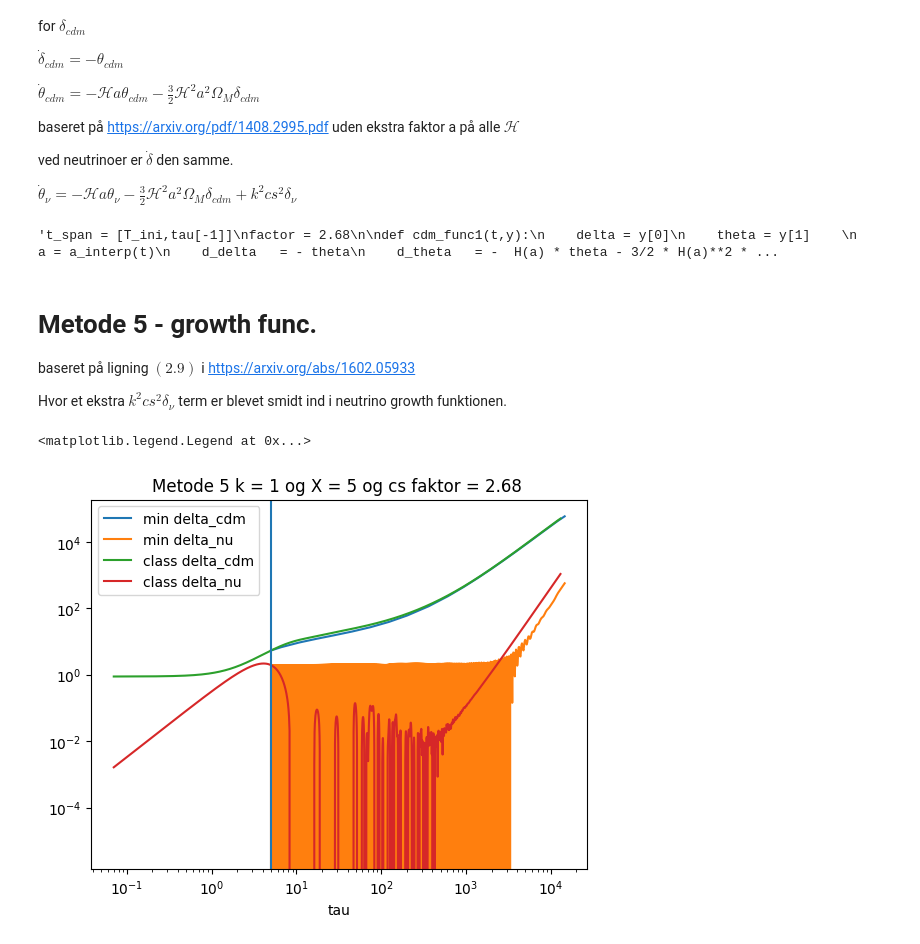
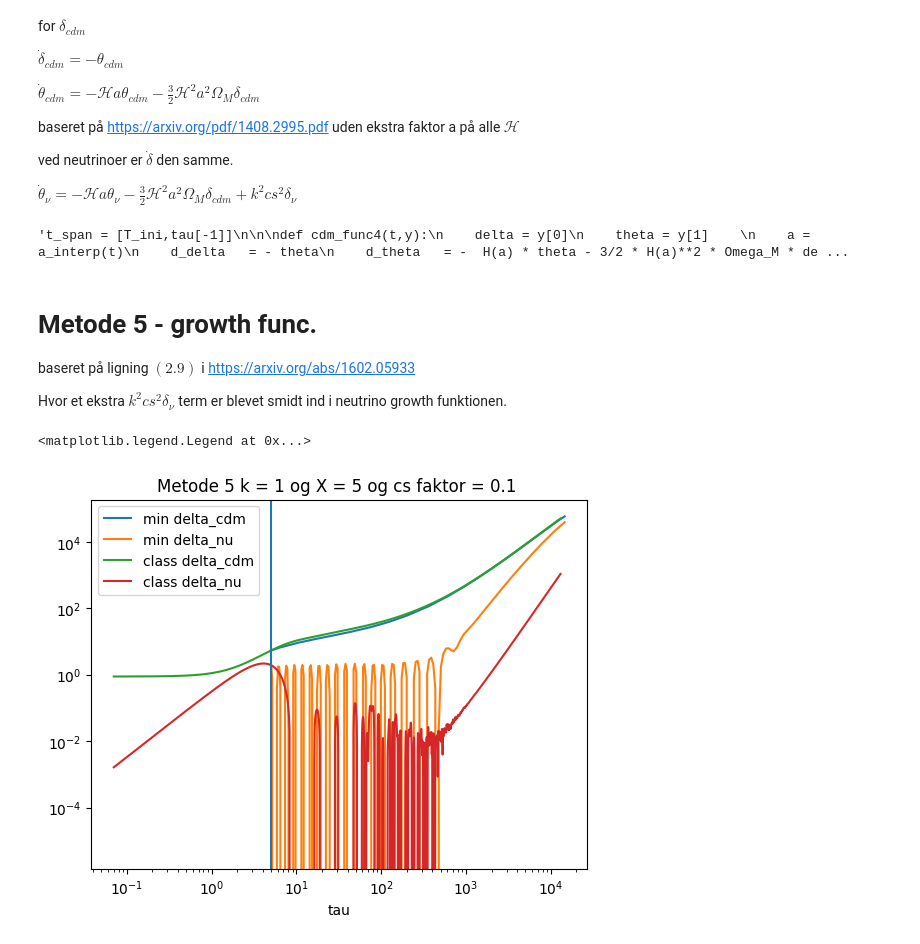
Before and after one commit to eriksteenberg/Power-spectrum-Test, a Jupyter notebook: CDm med cs fremvisning af forskellige metoder.ipynb, the cells around one changed output. Saved outputs shown, nothing was run; the diff lists cells and outputs as text; code cells hidden in the pictures.

```diff
--- a/CDm med cs fremvisning af forskellige metoder.ipynb
+++ b/CDm med cs fremvisning af forskellige metoder.ipynb
@@ -128,7 +130,7 @@ ved neutrinoer er $\dot{\delta}$ den samme.
 $\dot{\theta}_{\nu}   =  -\mathcal{H}a\theta_{\nu} - \frac{3}{2}\frac{H_0 ^2 \Omega_M}{a} \delta_{cdm} + k^2  cs^2 \delta_{\nu}$
 # %%
 t_span = [T_ini,tau[-1]]
-factor = 2.68
+
 
 def cdm_func1(t,y):
     delta = y[0]
@@ -197,7 +199,7 @@ ved neutrinoer er $\dot{\delta}$ den samme.
 $\dot{\theta}_{\nu}   =  -\mathcal{H}a\theta_{\nu} - \frac{3}{2}\mathcal{H}^2a^2 \Omega_M \delta_{cdm} + k^2  cs^2 \delta_{\nu}$
 # %%
 t_span = [T_ini,tau[-1]]
-factor = 2.68
+
 
 def cdm_func2(t,y):
     delta = y[0]
@@ -266,7 +268,6 @@ ved neutrinoer er $\dot{\delta}$ den samme.
 $\dot{\theta}_{\nu}   =  -\mathcal{H}a\theta_{\nu} - \frac{3}{2}\mathcal{H}^2a^2 \Omega_M \delta_{cdm} + k^2  cs^2 \delta_{\nu}$
 # %%
 t_span = [T_ini,tau[-1]]
-factor = 2.68
 
 def cdm_func3(t,y):
     delta = y[0]
@@ -336,9 +337,9 @@ ved neutrinoer er $\dot{\delta}$ den samme.
 $\dot{\theta}_{\nu}   =  -\mathcal{H}a\theta_{\nu} - \frac{3}{2}\mathcal{H}^2a^2 \Omega_M \delta_{cdm} + k^2  cs^2 \delta_{\nu}$
 # %%
 """t_span = [T_ini,tau[-1]]
-factor = 2.68
 
-def cdm_func1(t,y):
+
+def cdm_func4(t,y):
     delta = y[0]
     theta = y[1]
     a = a_interp(t)
@@ -346,46 +347,46 @@ def cdm_func1(t,y):
     d_theta   = -  H(a) * theta - 3/2 * H(a)**2 * Omega_M * delta
     return [d_delta,d_theta]
 
-y01 = [delta_init,theta_init]
+y04 = [delta_init,theta_init]
 
-sol_cdm1 = sc.solve_ivp(cdm_func1, t_span = t_span, y0 = y01)
+sol_cdm4 = sc.solve_ivp(cdm_func4, t_span = t_span, y0 = y01)
 
-t_cdm1 = sol_cdm1.t
-delta_cdm1 = sol_cdm1.y[0]
+t_cdm4 = sol_cdm4.t
+delta_cdm4 = sol_cdm4.y[0]
 
 
-delta_cdm_interp1 = scipy.interpolate.interp1d(t_cdm1,delta_cdm1)
+delta_cdm_interp4 = scipy.interpolate.interp1d(t_cdm4,delta_cdm4)
 
 def cs(a,mv,factor):
     return factor * Tv(a) / mv
 
-def neu_func1(t,y,k,mv,factor):
+def neu_func4(t,y,k,mv,factor):
     delta = y[0]
     theta = y[1]
     a = a_interp(t)
     d_delta   = - theta
-    delta_cdm = delta_cdm_interp1(t)
+    delta_cdm = delta_cdm_interp4(t)
     d_theta   =  -  H(a) * theta - (3/2) * H(a) ** 2  * Omega_M * delta_cdm  + k ** 2 * cs(a,mv,factor) * delta
     return [d_delta,d_theta]
 
 
-y01_neutrino = [delta_neutrino_init,theta_neutrino_init]
+y04_neutrino = [delta_neutrino_init,theta_neutrino_init]
 
-sol_neu1 = sc.solve_ivp(neu_func1, t_span = t_span, y0 = y01_neutrino,args=(k,mv,factor))
+sol_neu4 = sc.solve_ivp(neu_func4, t_span = t_span, y0 = y04_neutrino,args=(k,mv,factor))
 
-t_nue1 = sol_neu1.t
-delta_neu1 = sol_neu1.y[0]
+t_nue4 = sol_neu4.t
+delta_neu4 = sol_neu4.y[0]
 
-plt.loglog(t_cdm1,-delta_cdm1,label="min delta_cdm")
-plt.loglog(t_nue1,-delta_neu1,label="min delta_neu")
+plt.loglog(t_cdm4,-delta_cdm4,label="min delta_cdm")
+plt.loglog(t_nue4,-delta_neu4,label="min delta_neu")
 plt.loglog(tau_class,-delta_class,label="class delta_cdm")
 plt.loglog(tau_class,-delta_neutrino_class,label="class delta_neu")
 plt.axvline(T_ini)
 plt.xlabel("tau")
-plt.title("Metode 1 k = %s og X = %s og cs faktor = %s " %(k,x,factor))
+plt.title("Metode 4 k = %s og X = %s og cs faktor = %s " %(k,x,factor))
 plt.legend(loc="upper left")"""
 # %% [output]
-'t_span = [T_ini,tau[-1]]\nfactor = 2.68\n\ndef cdm_func1(t,y):\n    delta = y[0]\n    theta = y[1]    \n    a = a_interp(t)\n    d_delta   = - theta\n    d_theta   = -  H(a) * theta - 3/2 * H(a)**2 * ...
+'t_span = [T_ini,tau[-1]]\n\n\ndef cdm_func4(t,y):\n    delta = y[0]\n    theta = y[1]    \n    a = a_interp(t)\n    d_delta   = - theta\n    d_theta   = -  H(a) * theta - 3/2 * H(a)**2 * Omega_M * de ...
 # %% [markdown]
 # Metode 5 - growth func.
 
@@ -395,7 +396,6 @@ baseret på ligning $(2.9)$ i  https://arxiv.org/abs/1602.05933
 Hvor et ekstra $ k^2  cs^2 \delta_{\nu}$ term er blevet smidt ind i neutrino growth funktionen.
 # %%
 t_span = [T_ini,tau[-1]]
-factor = 2.68
 
 def cdm_func5(t,y):
     delta = y[0]
@@ -417,31 +417,31 @@ delta_cdm_interp5 = scipy.interpolate.interp1d(t_cdm5,delta_cdm5)
 
 def cs(a,mv,factor):
     return factor * Tv(a) / mv
 
 def neu_func5(t,y,k,mv,factor):
     delta = y[0]
     d_delta = y[1]
     a = a_interp(t)
     delta_cdm = delta_cdm_interp5(t)
     d2_delta   =  -(-  H(a) * a * (-d_delta) - (3/2) * H0*H0 * Omega_M * delta_cdm / a  + k**2 * cs(a,mv,factor) **2 * delta)
     return [d_delta,d2_delta]
 
 
 y05_neutrino = [delta_neutrino_init,-theta_neutrino_init]
 
 sol_neu5 = sc.solve_ivp(neu_func5, t_span = t_span, y0 = y05_neutrino,args=(k,mv,factor))
 
 t_nue5 = sol_neu5.t
 delta_neu5 = sol_neu5.y[0]
 
 plt.loglog(t_cdm5,-delta_cdm5,label="min delta_cdm")
 plt.loglog(t_nue5,-delta_neu5,label="min delta_nu")
 plt.loglog(tau_class,-delta_class,label="class delta_cdm")
 plt.loglog(tau_class,-delta_neutrino_class,label="class delta_nu")
 plt.axvline(T_ini)
 plt.xlabel("tau")
 plt.title("Metode 5 k = %s og X = %s og cs faktor = %s " %(k,x,factor))
 plt.legend()
 # %% [output]
 <matplotlib.legend.Legend at 0x...>
-[figure, old version]
+[figure, new version]
```
Also changed, not shown: parts of 4 cells of this notebook.
